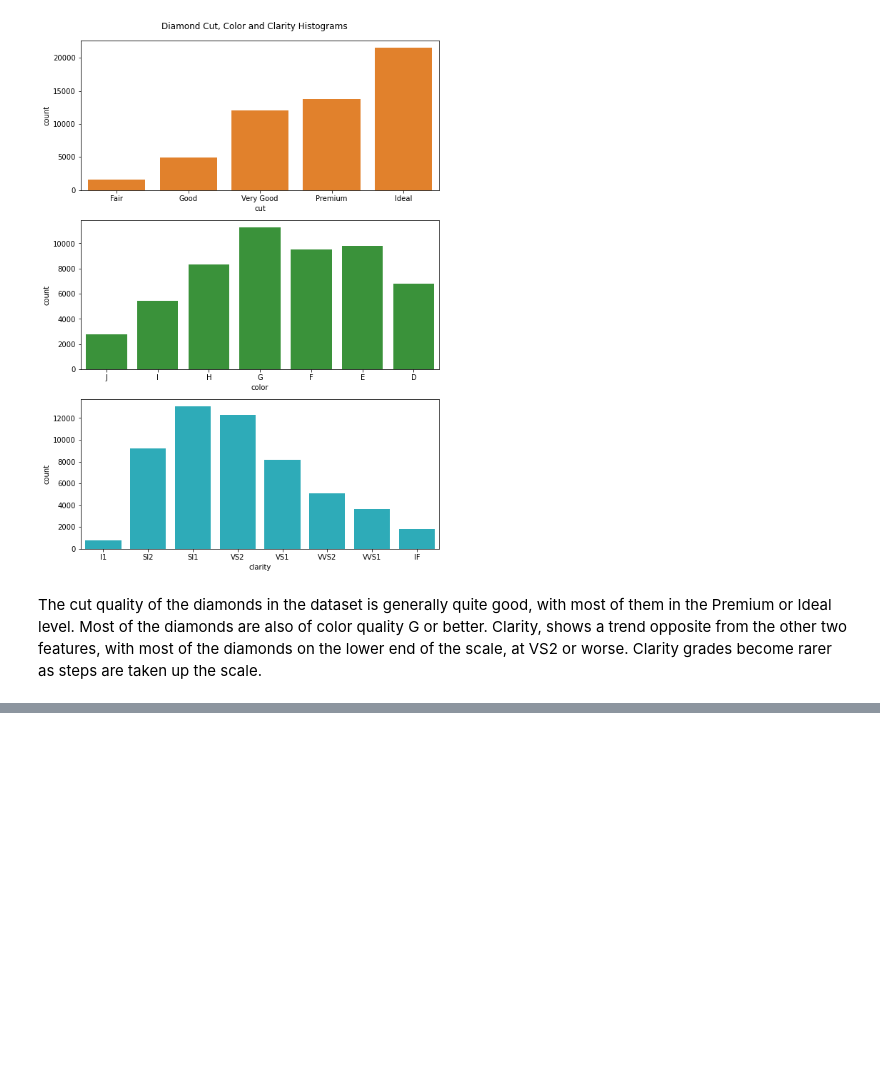
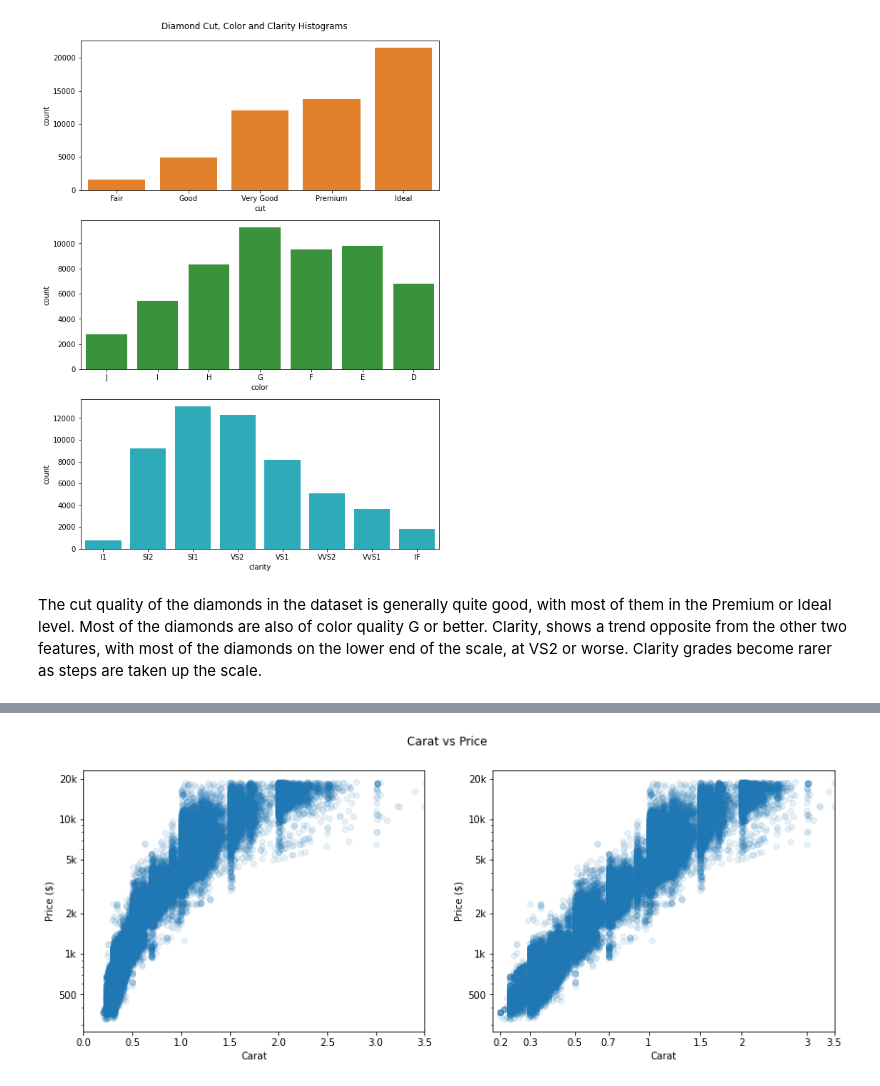
Before and after one commit to DanielPFlorian/Diamond-Data-Visualization, a Jupyter notebook: Diamond Dataset Exploration and Visualization in Python.ipynb, the cells around one changed output, grey strips where cells are left out. Saved outputs shown, nothing was run; the diff lists cells and outputs as text; code cells hidden in the pictures; blank space fills up the shorter version.

```diff
--- a/Diamond Dataset Exploration and Visualization in Python.ipynb
+++ b/Diamond Dataset Exploration and Visualization in Python.ipynb
@@ -146,0 +179,38 @@ The cut quality of the diamonds in the dataset is generally quite good, with mos
+# %%
+# bivariate plot of price vs. carat
+
+# Cube Transform Function
+def cube_trans(x, inverse = False):
+    """ quick function for computing cube root and cube operations """
+    if not inverse:
+        return np.cbrt(x)
+    else:
+        return x ** 3
+
+plt.figure(figsize = [14, 5])
+plt.suptitle('Carat vs Price')
+
+plt.subplot(1,2,1)
+plt.scatter(data = diamonds, x = 'carat', y = 'price', alpha = 1/10)
+
+plt.xlim([0, 3.5])
+plt.xlabel('Carat')
+
+plt.yscale('log')
+plt.yticks([500, 1e3, 2e3, 5e3, 1e4, 2e4], [500, '1k', '2k', '5k', '10k', '20k'])
+plt.ylabel('Price ($)')
+
+plt.subplot(1,2,2)
+sb.regplot(data = diamonds, x = diamonds['carat'].apply(cube_trans), y = 'price', truncate = False,
+           fit_reg = False, scatter_kws={'alpha':1/10})
+
+carat_ticks = [0,0.2, 0.3, 0.5, 0.7, 1, 1.5, 2, 3, 3.5]
+plt.xticks(cube_trans(np.array(carat_ticks)), carat_ticks)
+plt.xlim([cube_trans(.18), cube_trans(3.5)])
+plt.xlabel('Carat')
+
+plt.yscale('log')
+plt.yticks([500, 1e3, 2e3, 5e3, 1e4, 2e4], [500, '1k', '2k', '5k', '10k', '20k']);
+plt.ylabel('Price ($)');
+# %% [output]
+[figure, added]
```
Also changed, not shown: parts of 9 cells of this notebook.
